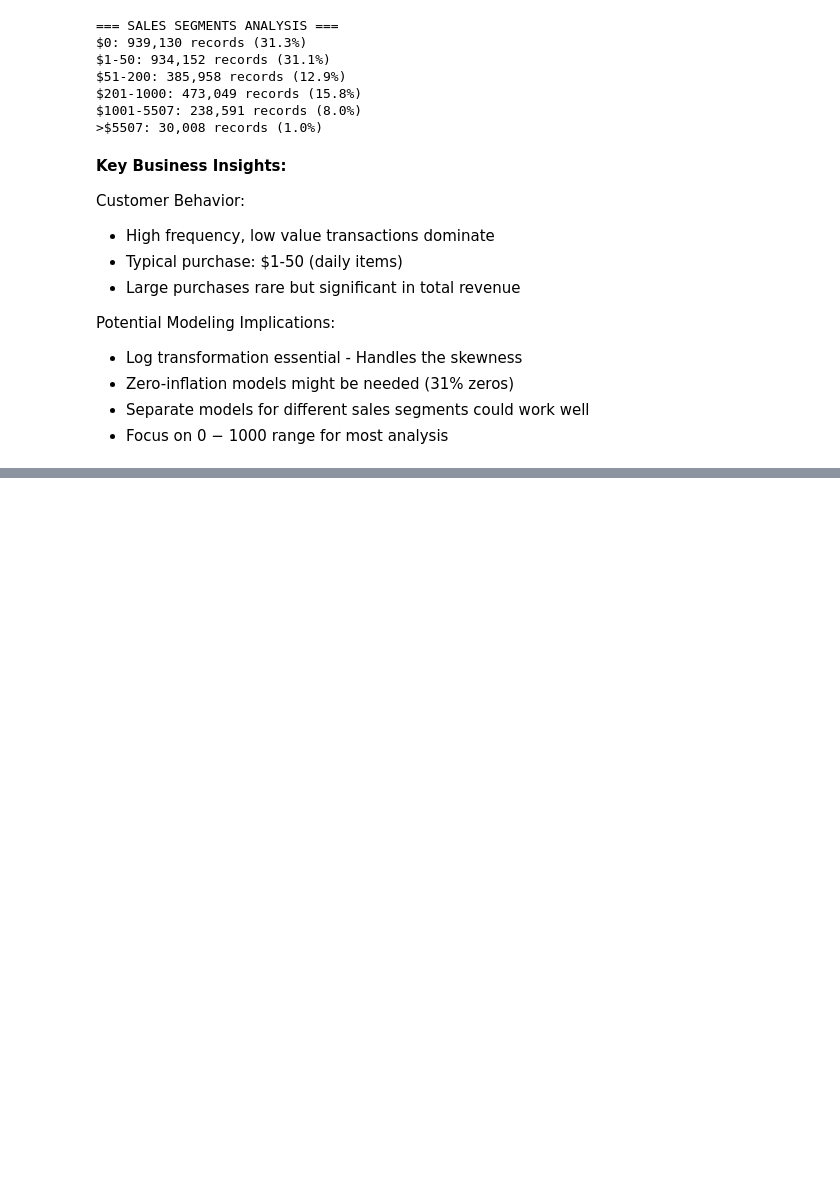
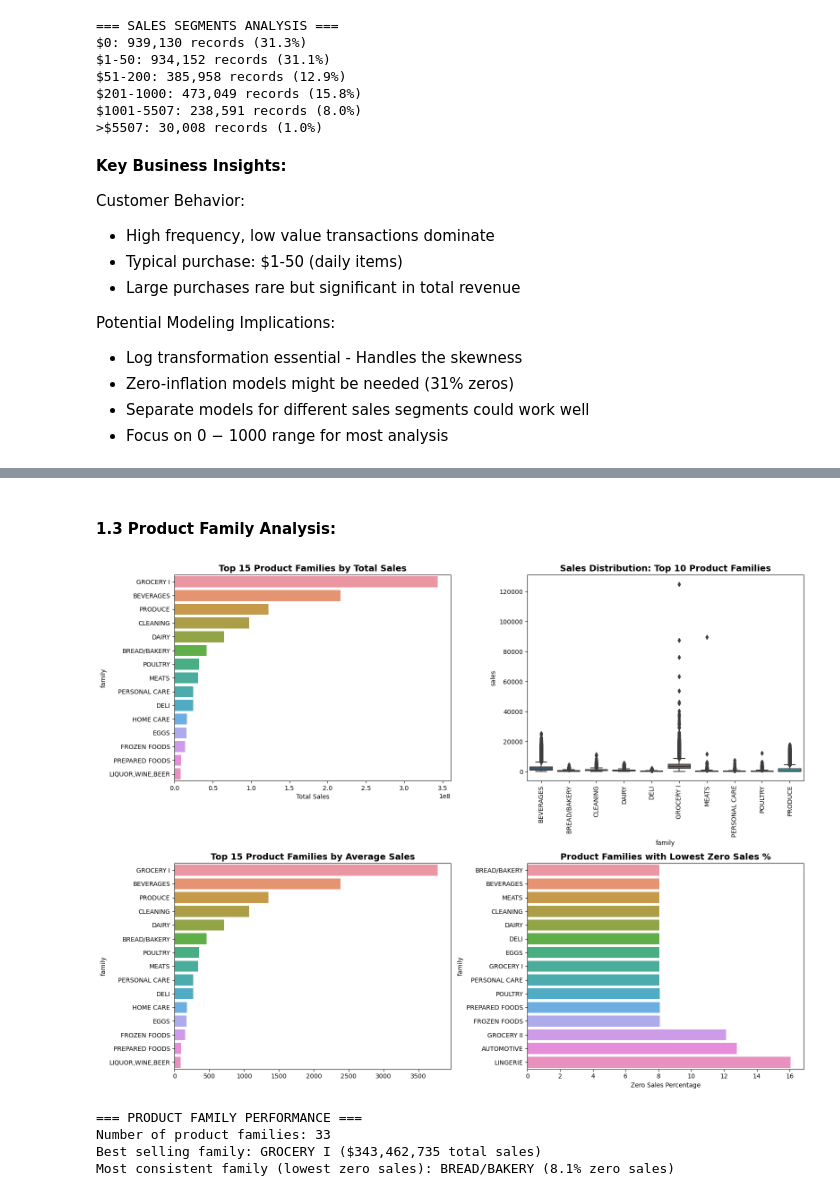
Before and after one commit to PeterStos/Store-Sales-Forecasting, a Jupyter notebook: Store_Sales_Forecasting.ipynb, the cells around one changed output, grey strips where cells are left out. Saved outputs shown, nothing was run; the diff lists cells and outputs as text; code cells hidden in the pictures; blank space fills up the shorter version.

```diff
--- a/Store_Sales_Forecasting.ipynb
+++ b/Store_Sales_Forecasting.ipynb
@@ -1097,0 +1176,49 @@ Potential Modeling Implications:
+# %% [markdown]
+#### 1.3 Product Family Analysis:
+# %%
+# Product family analysis
+fig, axes = plt.subplots(2, 2, figsize=(16, 12))
+
+# 1. Top product families by total sales
+family_sales = train_df.groupby('family')['sales'].sum().sort_values(ascending=False)
+top_families = family_sales.head(15)
+
+sns.barplot(y=top_families.index, x=top_families.values, ax=axes[0,0], orient='h')
+axes[0,0].set_title('Top 15 Product Families by Total Sales', fontsize=14, fontweight='bold')
+axes[0,0].set_xlabel('Total Sales')
+
+# 2. Product family sales distribution
+sns.boxplot(data=train_df[train_df['family'].isin(top_families.head(10).index)],
+            x='family', y='sales', ax=axes[0,1])
+axes[0,1].set_title('Sales Distribution: Top 10 Product Families', fontsize=14, fontweight='bold')
+axes[0,1].tick_params(axis='x', rotation=90)
+
+# 3. Average sales by product family
+family_avg_sales = train_df.groupby('family')['sales'].mean().sort_values(ascending=False)
+sns.barplot(y=family_avg_sales.head(15).index, x=family_avg_sales.head(15).values,
+            ax=axes[1,0], orient='h')
+axes[1,0].set_title('Top 15 Product Families by Average Sales', fontsize=14, fontweight='bold')
+
+# 4. Zero sales percentage by product family
+family_zero_pct = train_df.groupby('family').apply(
+    lambda x: (x['sales'] == 0).mean() * 100
+).sort_values(ascending=True)
+
+sns.barplot(y=family_zero_pct.head(15).index, x=family_zero_pct.head(15).values,
+            ax=axes[1,1], orient='h')
+axes[1,1].set_title('Product Families with Lowest Zero Sales %', fontsize=14, fontweight='bold')
+axes[1,1].set_xlabel('Zero Sales Percentage')
+
+plt.tight_layout()
+plt.show()
+
+print(f"\n=== PRODUCT FAMILY PERFORMANCE ===")
+print(f"Number of product families: {train_df['family'].nunique()}")
+print(f"Best selling family: {family_sales.index[0]} (${family_sales.iloc[0]:,.0f} total sales)")
+print(f"Most consistent family (lowest zero sales): {family_zero_pct.index[0]} ({family_zero_pct.iloc[0]:.1f}% zero sales)")
+# %% [output]
+[figure, added]
+=== PRODUCT FAMILY PERFORMANCE ===
+Number of product families: 33
+Best selling family: GROCERY I ($343,462,735 total sales)
+Most consistent family (lowest zero sales): BREAD/BAKERY (8.1% zero sales)
```
Also changed, not shown: parts of 6 cells of this notebook.
